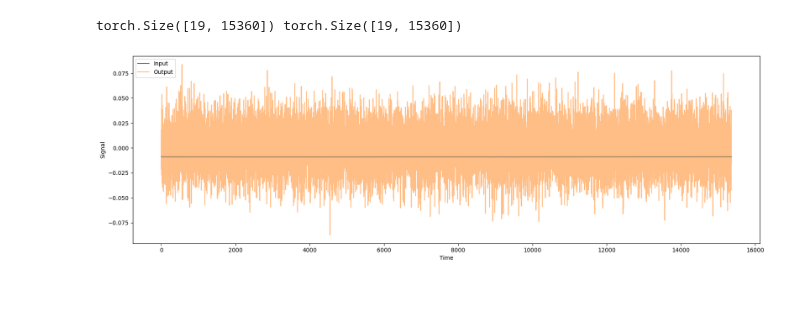
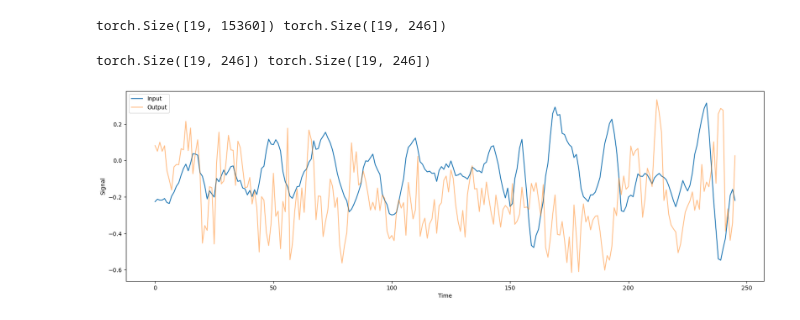
Before and after one commit to MatthewChen37/EEG-Foundation-Model, a Jupyter notebook: TestTrainedMENDR.ipynb, the cells around one changed output. Saved outputs shown, nothing was run; the diff lists cells and outputs as text; code cells hidden in the pictures; blank space fills up the shorter version.

Commit message:
A Wavelet Breakthrough?

```diff
--- a/TestTrainedMENDR.ipynb
+++ b/TestTrainedMENDR.ipynb
@@ -235,6 +230,6 @@ trainer._trainables = ['r2e', 'embedder', 'contextualizer', 'encoder', 'loss_fn'
 # %%
 trainer.load_best(model)
 # %%
-dataset = EEGDataset(root="/home/hice1/mchen439/data/HBN-Processed/", frac=0.01)
+dataset = EEGDataset(root="/home/hice1/mchen439/data/TUH-Processed/", frac=0.0001)
 print("Dataset Length:", len(dataset))
 # %% [output]
@@ -248,11 +244,7 @@ print(len(inputs), len(outputs), outputs[3].shape, inputs[0].shape)
-# %%
-inputs_firstbatch = inputs[0]
-output_firstbatch = outputs[3][:32]
-assert inputs_firstbatch.shape == output_firstbatch.shape
 # %%
 inputs_first_epoch = inputs_firstbatch[0]
 outputs_first_epoch = output_firstbatch[0]
 print(inputs_first_epoch.shape, outputs_first_epoch.shape)
 # %% [output]
-torch.Size([19, 15360]) torch.Size([19, 15360])
+torch.Size([19, 15360]) torch.Size([19, 246])
 # %%
@@ -261,14 +253,37 @@ outputs_first_epoch_channel = outputs_first_epoch[14].numpy()
 assert inputs_first_epoch_channel.shape == outputs_first_epoch_channel.shape
+# %%
+import ptwt
+
+dbt_dwpt = ptwt.WaveletPacket(inputs_first_epoch,
+							   wavelet='db4',
+							   mode='reflect',
+							   maxlevel=6,
+							   axis=-1)
+# %%
+og_dict = {
+		'delta': dbt_dwpt['aaaaaa'],
+		'theta': dbt_dwpt['aaaaad'],
+		'alpha': dbt_dwpt['aaaad'],
+		'beta': dbt_dwpt['aaad'],
+		'gamma': dbt_dwpt['aad'],
+		'other': dbt_dwpt['ad'],
+		'high': dbt_dwpt['d']
+}
+# %%
+print(og_dict['delta'].shape, outputs[3][0].shape)
+# %% [output]
+torch.Size([19, 246]) torch.Size([19, 246])
 # %%
 plt.figure(figsize=(20,6))
-plt.plot(inputs_first_epoch_channel, label="Input")
-plt.plot(outputs_first_epoch_channel, label="Output", alpha=0.5)
+idx = 10
+plt.plot(og_dict['delta'][idx], label="Input")
+plt.plot(outputs[3][0][idx], label="Output", alpha=0.5)
 plt.xlabel("Time")
 plt.ylabel("Signal")
 plt.legend()
 plt.show()
 # %% [output]
-[figure, old version]
+[figure, new version]
 # %%
 print("MSE:", ((inputs_first_epoch_channel - outputs_first_epoch_channel).mean())**2)
 # %% [output]
```
Also changed, not shown: parts of 13 cells of this notebook, 12 other files.
